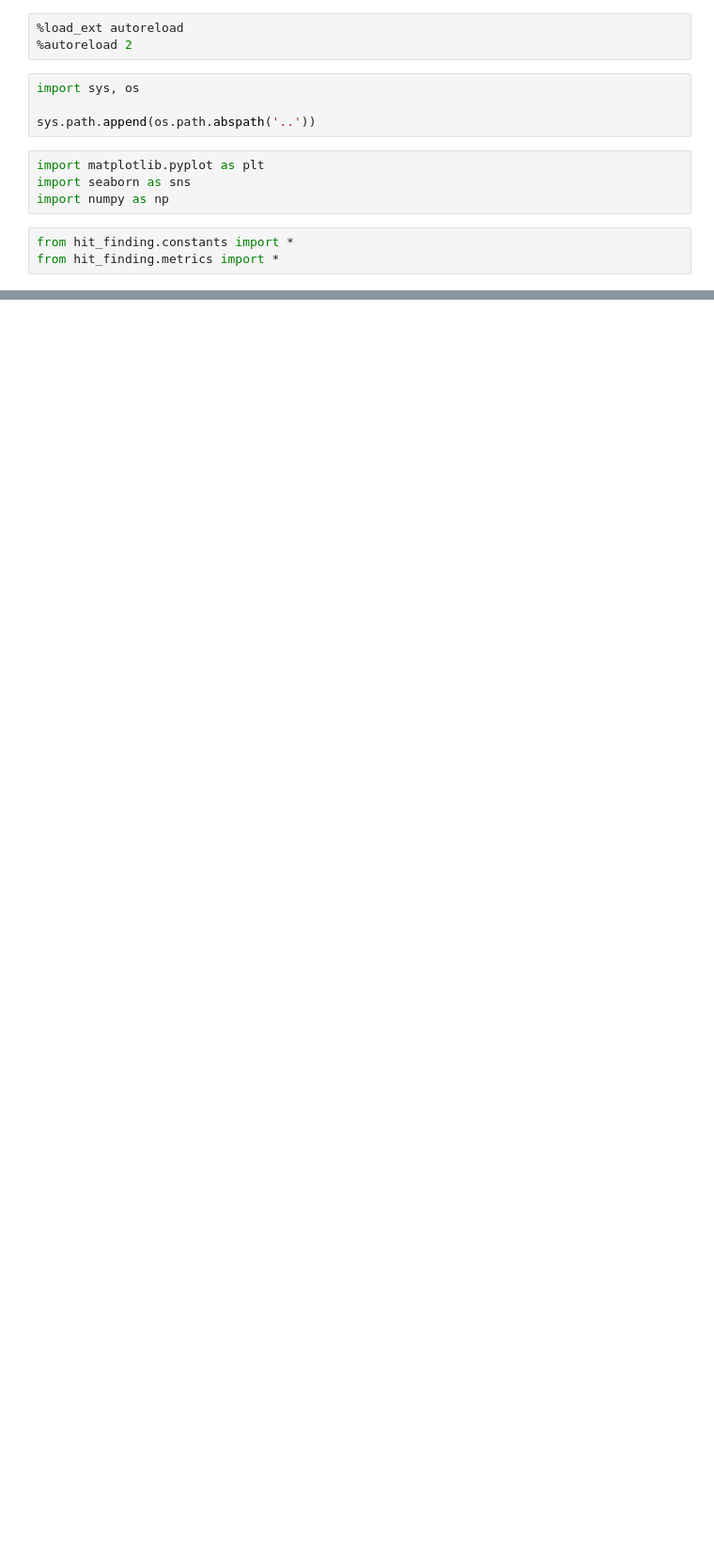
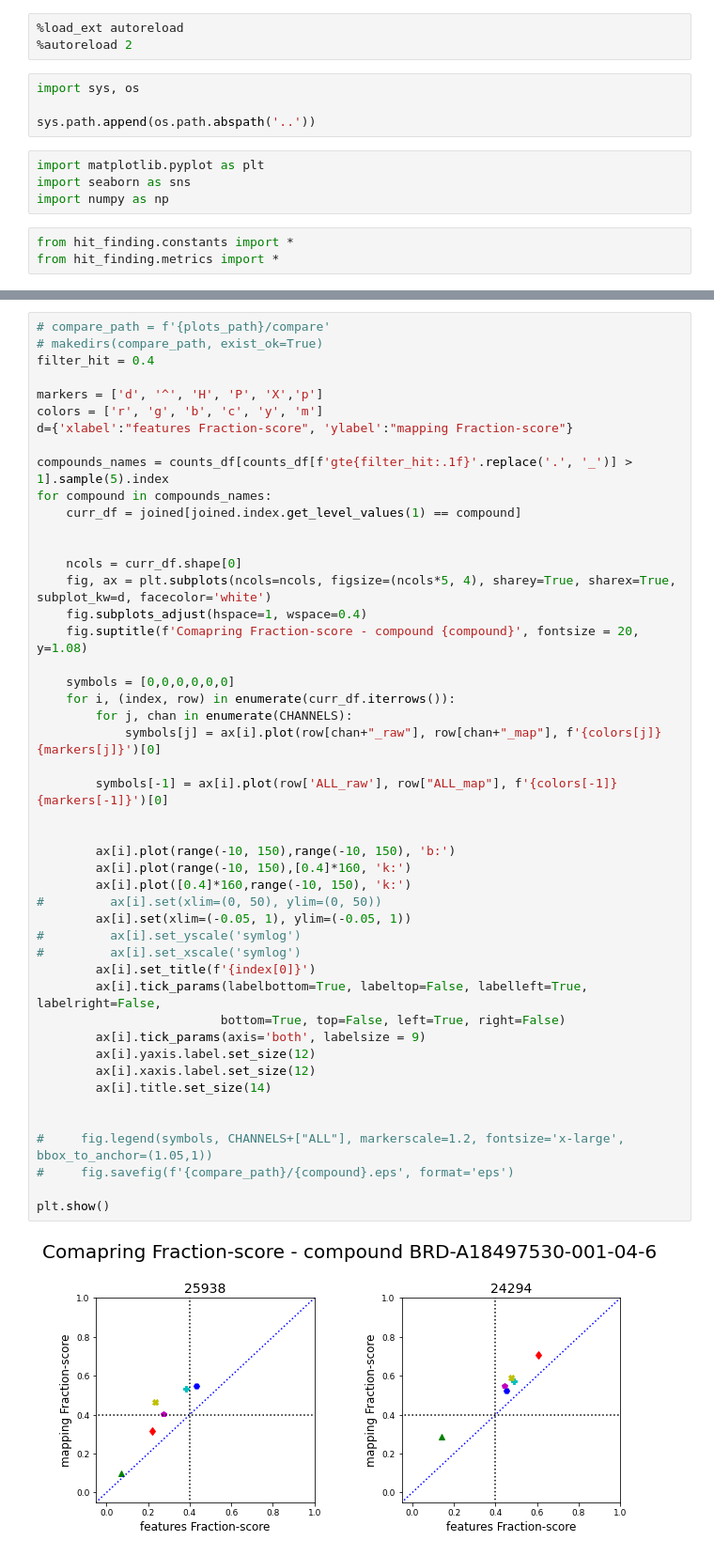
Before and after one commit to leorrose/CellProfiling-research, a Jupyter notebook: code/notebooks/Repeated-Results.ipynb, the cells around one changed output, grey strips where cells are left out. Shown at 94% size. Cells and saved outputs as stored; diff of their text form; blank space fills up the shorter version.

```diff
--- a/code/notebooks/Repeated-Results.ipynb
+++ b/code/notebooks/Repeated-Results.ipynb
@@ -252,0 +101,49 @@ _ = ax.set_xticklabels(ax.get_xticklabels(), rotation=45, ha='right')
+# %%
+# compare_path = f'{plots_path}/compare'
+# makedirs(compare_path, exist_ok=True)
+filter_hit = 0.4
+
+markers = ['d', '^', 'H', 'P', 'X','p']
+colors = ['r', 'g', 'b', 'c', 'y', 'm']
+d={'xlabel':"features Fraction-score", 'ylabel':"mapping Fraction-score"}
+
+compounds_names = counts_df[counts_df[f'gte{filter_hit:.1f}'.replace('.', '_')] > 1].sample(5).index
+for compound in compounds_names:
+    curr_df = joined[joined.index.get_level_values(1) == compound]
+
+
+    ncols = curr_df.shape[0]
+    fig, ax = plt.subplots(ncols=ncols, figsize=(ncols*5, 4), sharey=True, sharex=True, subplot_kw=d, facecolor='white')
+    fig.subplots_adjust(hspace=1, wspace=0.4)
+    fig.suptitle(f'Comapring Fraction-score - compound {compound}', fontsize = 20, y=1.08)
+
+    symbols = [0,0,0,0,0,0]
+    for i, (index, row) in enumerate(curr_df.iterrows()):
+        for j, chan in enumerate(CHANNELS):
+            symbols[j] = ax[i].plot(row[chan+"_raw"], row[chan+"_map"], f'{colors[j]}{markers[j]}')[0]
+
+        symbols[-1] = ax[i].plot(row['ALL_raw'], row["ALL_map"], f'{colors[-1]}{markers[-1]}')[0]
+
+
+        ax[i].plot(range(-10, 150),range(-10, 150), 'b:')
+        ax[i].plot(range(-10, 150),[0.4]*160, 'k:')
+        ax[i].plot([0.4]*160,range(-10, 150), 'k:')
+#         ax[i].set(xlim=(0, 50), ylim=(0, 50))
+        ax[i].set(xlim=(-0.05, 1), ylim=(-0.05, 1))
+#         ax[i].set_yscale('symlog')
+#         ax[i].set_xscale('symlog')
+        ax[i].set_title(f'{index[0]}')
+        ax[i].tick_params(labelbottom=True, labeltop=False, labelleft=True, labelright=False,
+                         bottom=True, top=False, left=True, right=False)
+        ax[i].tick_params(axis='both', labelsize = 9)
+        ax[i].yaxis.label.set_size(12)
+        ax[i].xaxis.label.set_size(12)
+        ax[i].title.set_size(14)
+
+
+#     fig.legend(symbols, CHANNELS+["ALL"], markerscale=1.2, fontsize='x-large', bbox_to_anchor=(1.05,1))
+#     fig.savefig(f'{compare_path}/{compound}.eps', format='eps')
+
+plt.show()
+# %% [output]
+[figure, added]
```
Also changed, not shown: parts of 46 cells of this notebook.
